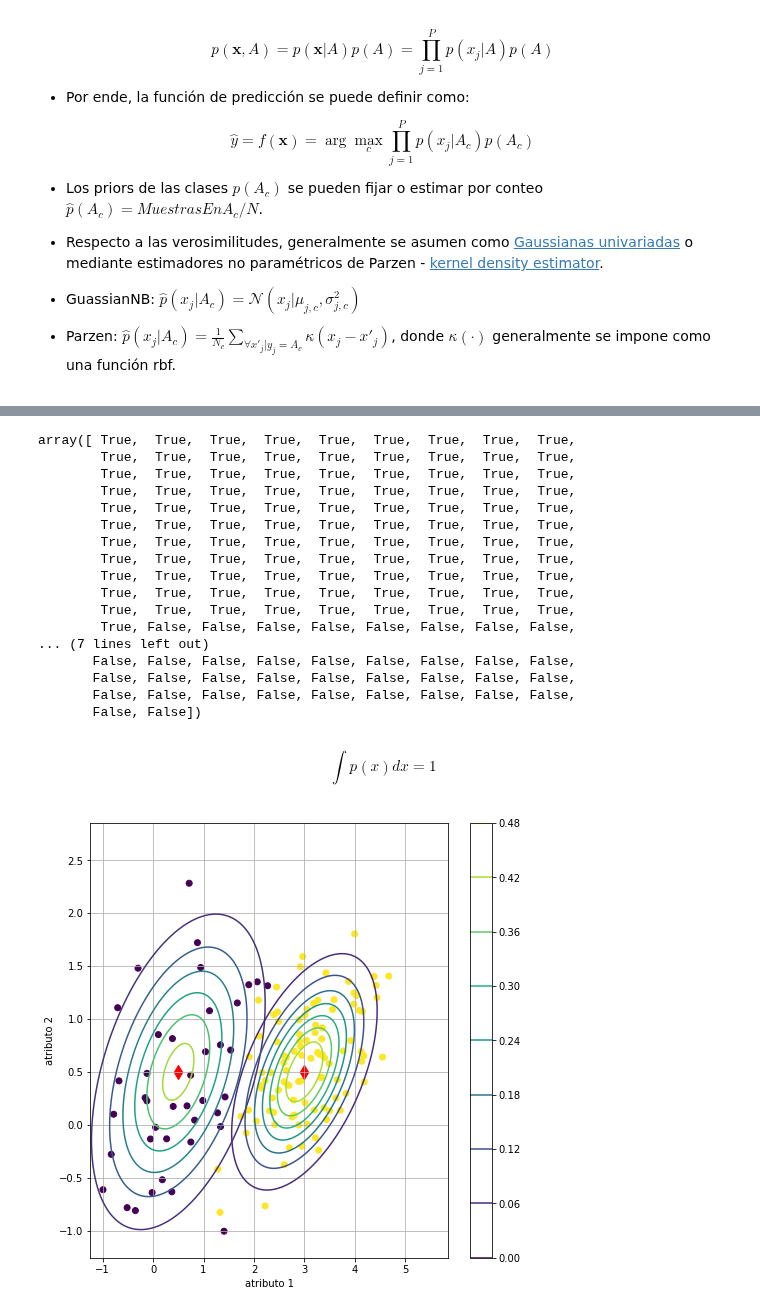
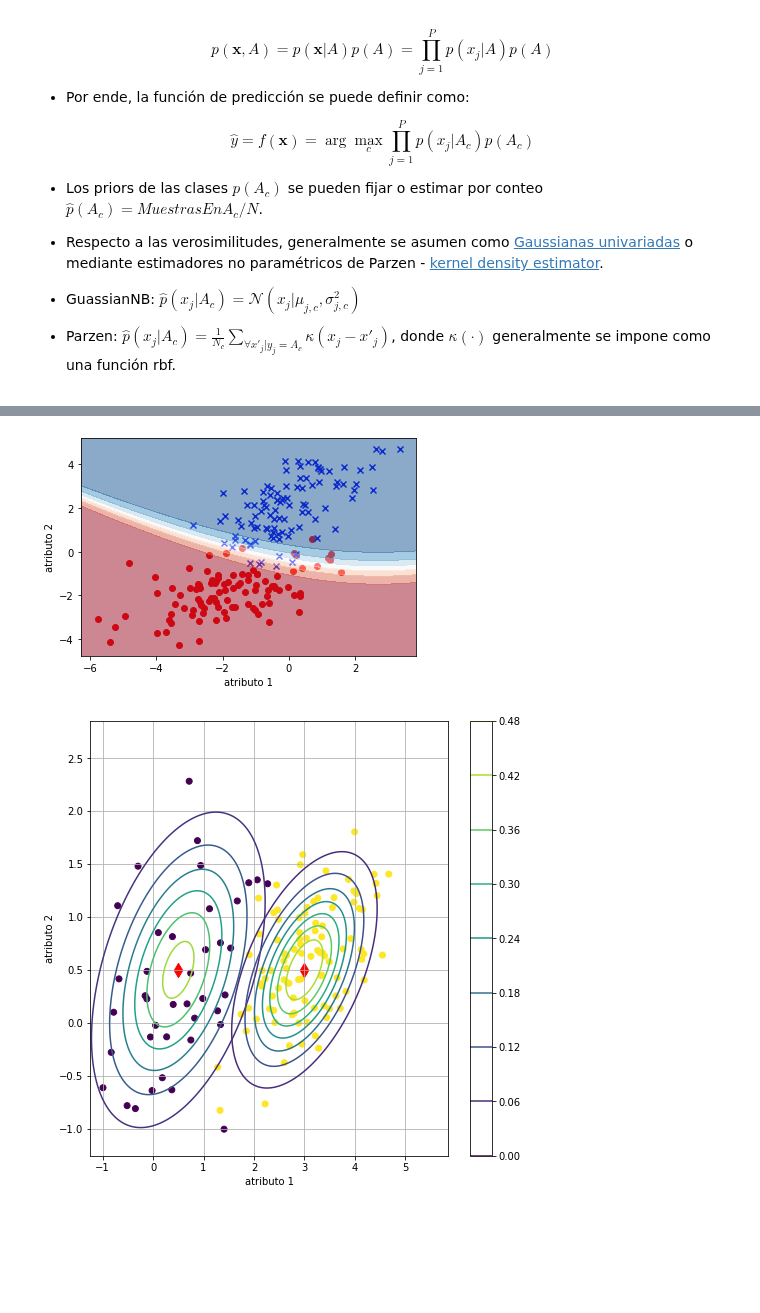
Before and after one commit to amalvarezme/AnaliticaDatos, a Jupyter notebook: 3_Clasificacion/3_ConceptosClasificadorBayes.ipynb, the cells around one changed output, grey strips where cells are left out. Saved outputs shown, nothing was run; the diff lists cells and outputs as text; code cells hidden in the pictures; blank space fills up the shorter version.

```diff
--- a/3_Clasificacion/3_ConceptosClasificadorBayes.ipynb
+++ b/3_Clasificacion/3_ConceptosClasificadorBayes.ipynb
@@ -55,6 +55,8 @@ import matplotlib.pyplot as plt
 from scipy.spatial.distance import mahalanobis
 import numpy as np
 from scipy.stats import multivariate_normal as mn
+import warnings
+warnings.filterwarnings("ignore")
 
 #función para muestrear problema biclase desde Gaussianas multivariadas
 def my_biclass_gm(mu1,Sigma1,mu2,Sigma2,N1=100,N2=100):
@@ -65,18 +67,32 @@ def my_biclass_gm(mu1,Sigma1,mu2,Sigma2,N1=100,N2=100):
   return X, y
 
 #función para graficar frontera de decisión
-def my_plot_biclassifier(X,y,yscore):
-    plt.scatter(X[(y==-1).reshape(-1),0],X[(y==-1).reshape(-1),1],'ro')
-    plt.scatter(X[(y==1).reshape(-1),0],X[(y==1).reshape(-1),1],'bx')
+def my_plot_biclassifier(model,X,y,h = 0.02): #h:paso en el mesh
+    plt.scatter(X[(y==-1).ravel(),0],X[(y==-1).ravel(),1],c='r',marker='o')
+    plt.scatter(X[(y==1).ravel(),0],X[(y==1).ravel(),1],c='b',marker='x')
+
+    #rangos de análisis
+    x_min, x_max = X[:, 0].min() - 0.5, X[:, 0].max() + 0.5
+    y_min, y_max = X[:, 1].min() - 0.5, X[:, 1].max() + 0.5
+    xx, yy = np.meshgrid(np.arange(x_min, x_max, h), np.arange(y_min, y_max, h))#definir rejilla sobre espacio 2D
+
+    # evaluar decision function o predict proba del modelo
+    if hasattr(model, "decision_function"):
+        Z = model.decision_function(np.c_[xx.ravel(), yy.ravel()])
+    else:
+        Z = model.predict_proba(np.c_[xx.ravel(), yy.ravel()])[:, 1]#se define clase en columna 1 como target
+
+    # graficar resultado en color
+    Z = Z.reshape(xx.shape)
+    plt.gca().contourf(xx, yy, Z, cmap=plt.cm.RdBu, alpha=0.5)
+
     plt.xlabel('atributo 1')
     plt.ylabel('atributo 2')
     return
 # %%
 #definir medias y cov de las clases
-mu1 = np.array([-1,-2])
-mu2 = np.array([0,0.5])
+mu1 = np.array([-2,-2])
+mu2 = np.array([0,2])
 Sigma1 = np.array([[2,0.8],[0.8,1]])
-Sigma2 = np.array([[1.5,0.3],[0.3,1.3]])
+Sigma2 = np.array([[1.5,0.6],[0.6,1.3]])
 X,y = my_biclass_gm(mu1,Sigma1,mu2,Sigma2)
-#my_plot_biclassifier(X,y,y)
-plt.scatter(X[(y==-1).ravel(),0],X[(y==-1).ravel(),1],c='r',marker='o')
@@ -86,25 +99,12 @@ plt.scatter(X[(y==-1).ravel(),0],X[(y==-1).ravel(),1],c='r',marker='o')
-# %%
-(y==-1).reshape(-1)
-# %% [output]
-array([ True,  True,  True,  True,  True,  True,  True,  True,  True,
-        True,  True,  True,  True,  True,  True,  True,  True,  True,
-        True,  True,  True,  True,  True,  True,  True,  True,  True,
-        True,  True,  True,  True,  True,  True,  True,  True,  True,
-        True,  True,  True,  True,  True,  True,  True,  True,  True,
-        True,  True,  True,  True,  True,  True,  True,  True,  True,
-        True,  True,  True,  True,  True,  True,  True,  True,  True,
-        True,  True,  True,  True,  True,  True,  True,  True,  True,
-        True,  True,  True,  True,  True,  True,  True,  True,  True,
-        True,  True,  True,  True,  True,  True,  True,  True,  True,
-        True,  True,  True,  True,  True,  True,  True,  True,  True,
-        True, False, False, False, False, False, False, False, False,
-... (7 lines left out)
-       False, False, False, False, False, False, False, False, False,
-       False, False, False, False, False, False, False, False, False,
-       False, False, False, False, False, False, False, False, False,
-       False, False])
-# %% [markdown]
-$$\int p(x) dx = 1$$
+# %%
+#crear modelo Bayes Ingenuo
+from sklearn.naive_bayes import GaussianNB
+cla = GaussianNB()
+cla.fit(X,y) #ajustar modelo
+ye = cla.predict(X)#estimar etiquetas
+my_plot_biclassifier(cla,X,y) #graficar contornos del modelo
+# %% [output]
+[figure, added]
 # %%
 #clase 1
 mu1 = np.array([0.5,0.5]) #.fit -> estimar la mu1
```
Also changed, not shown: parts of 1 cell of this notebook.
